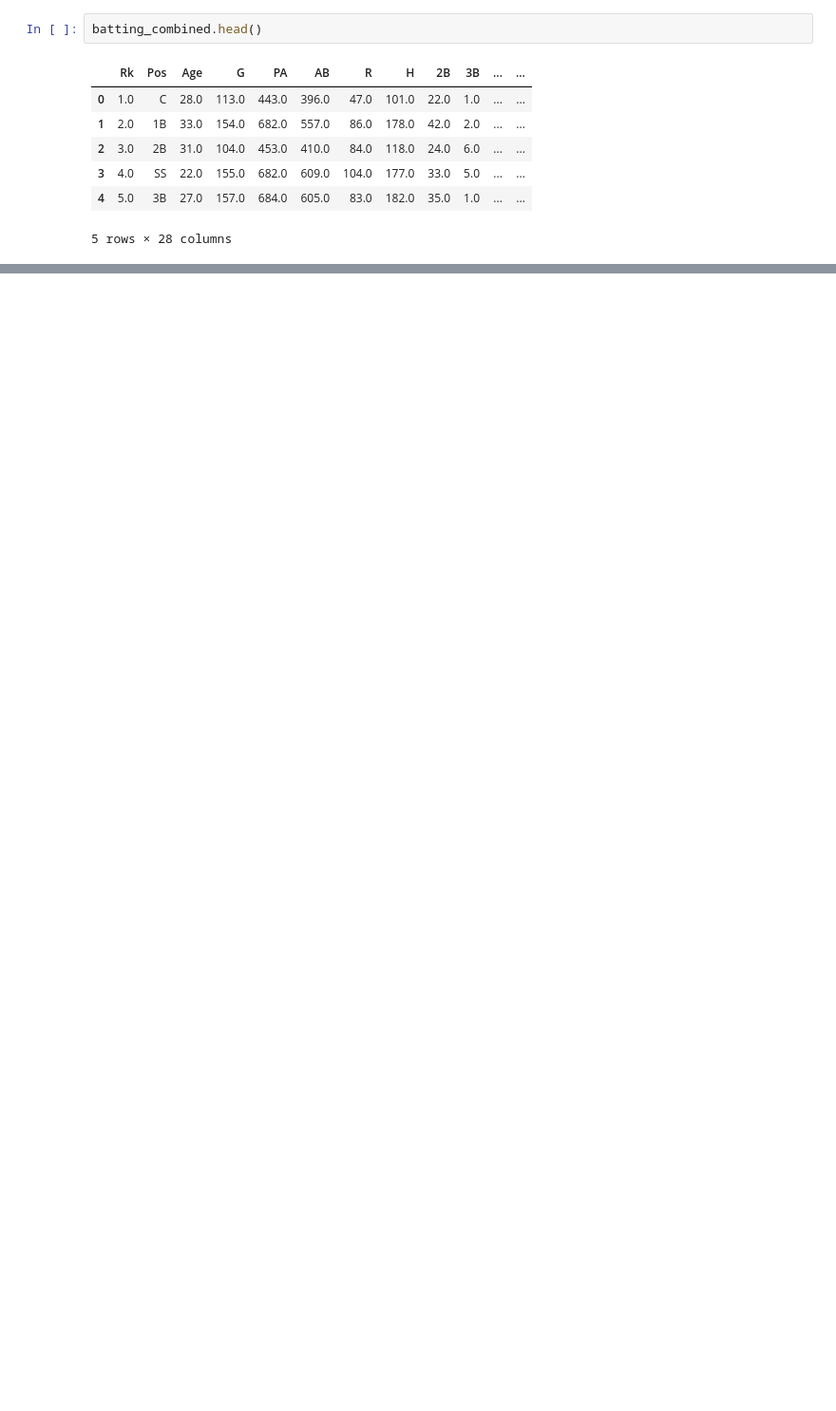
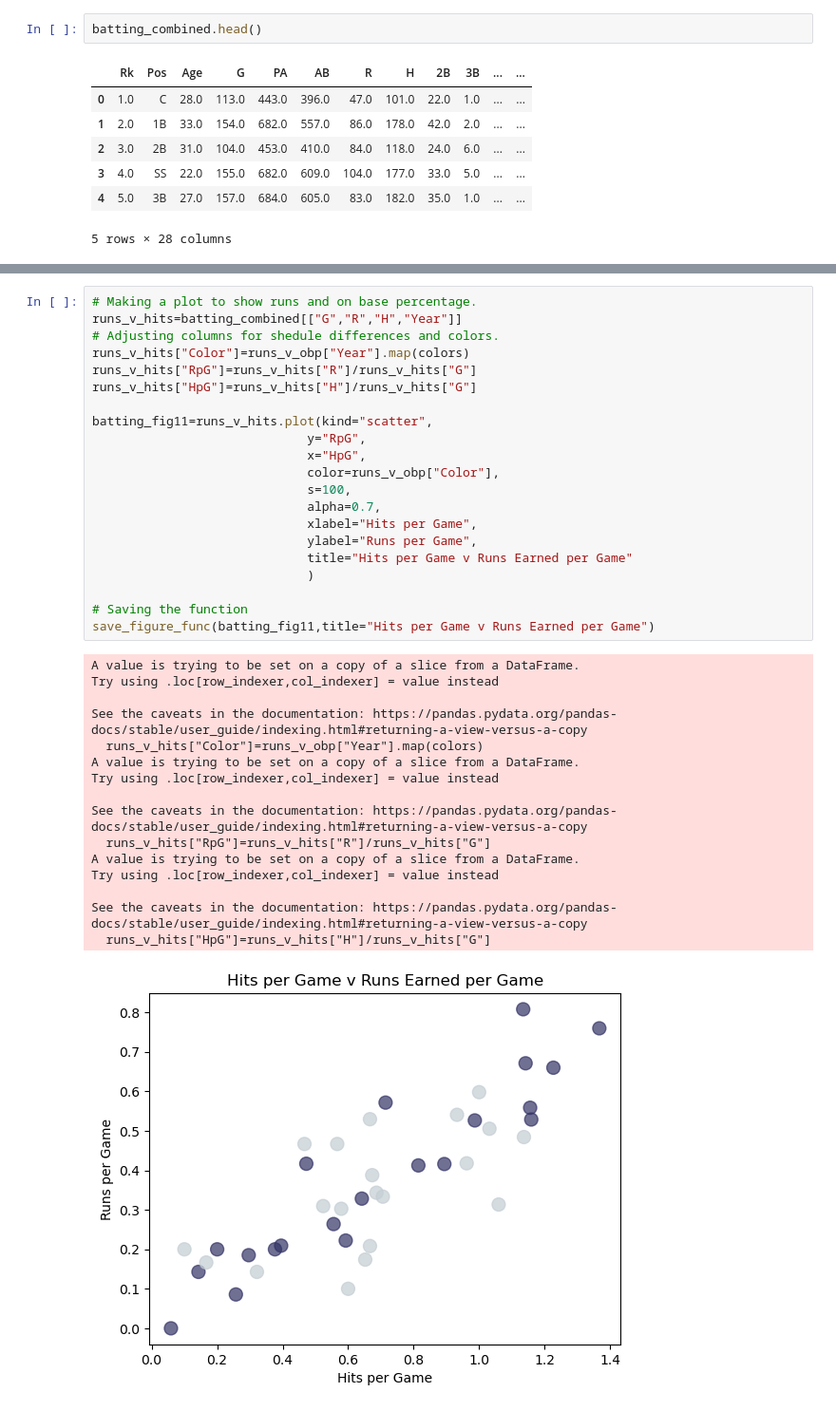
Before and after one commit to cassydm/rockies_moneyball_part-deux, a Jupyter notebook: Test_files/working_file_cassy.ipynb, the cells around one changed output, grey strips where cells are left out. Shown at 95% size. Drawn from its saved outputs; the diff is of its cells as text; blank space fills up the shorter version.

Commit message:
adding batting figures

```diff
--- a/Test_files/working_file_cassy.ipynb
+++ b/Test_files/working_file_cassy.ipynb
@@ -477,3 +487,41 @@ batting_fig8=runs_v_obp_box.plot.box(by="Year",
 plt.savefig("../Test_files/Batting_Figures/OBP, RBI and RpG distribution.png")
 # %% [output]
 [figure]
+# %%
+# Making a plot to show runs and on base percentage.
+runs_v_hits=batting_combined[["G","R","H","Year"]]
+# Adjusting columns for shedule differences and colors.
+runs_v_hits["Color"]=runs_v_obp["Year"].map(colors)
+runs_v_hits["RpG"]=runs_v_hits["R"]/runs_v_hits["G"]
+runs_v_hits["HpG"]=runs_v_hits["H"]/runs_v_hits["G"]
+
+batting_fig11=runs_v_hits.plot(kind="scatter",
+                             y="RpG",
+                             x="HpG",
+                             color=runs_v_obp["Color"],
+                             s=100,
+                             alpha=0.7,
+                             xlabel="Hits per Game",
+                             ylabel="Runs per Game",
+                             title="Hits per Game v Runs Earned per Game"
+                             )
+
+# Saving the function
+save_figure_func(batting_fig11,title="Hits per Game v Runs Earned per Game")
+# %% [output]
+A value is trying to be set on a copy of a slice from a DataFrame.
+Try using .loc[row_indexer,col_indexer] = value instead
+
+See the caveats in the documentation: https://pandas.pydata.org/pandas-docs/stable/user_guide/indexing.html#returning-a-view-versus-a-copy
+  runs_v_hits["Color"]=runs_v_obp["Year"].map(colors)
+A value is trying to be set on a copy of a slice from a DataFrame.
+Try using .loc[row_indexer,col_indexer] = value instead
+
+See the caveats in the documentation: https://pandas.pydata.org/pandas-docs/stable/user_guide/indexing.html#returning-a-view-versus-a-copy
+  runs_v_hits["RpG"]=runs_v_hits["R"]/runs_v_hits["G"]
+A value is trying to be set on a copy of a slice from a DataFrame.
+Try using .loc[row_indexer,col_indexer] = value instead
+
+See the caveats in the documentation: https://pandas.pydata.org/pandas-docs/stable/user_guide/indexing.html#returning-a-view-versus-a-copy
+  runs_v_hits["HpG"]=runs_v_hits["H"]/runs_v_hits["G"]
+[figure, added]
```
Also changed, not shown: parts of 4 cells of this notebook, 2 other files.
